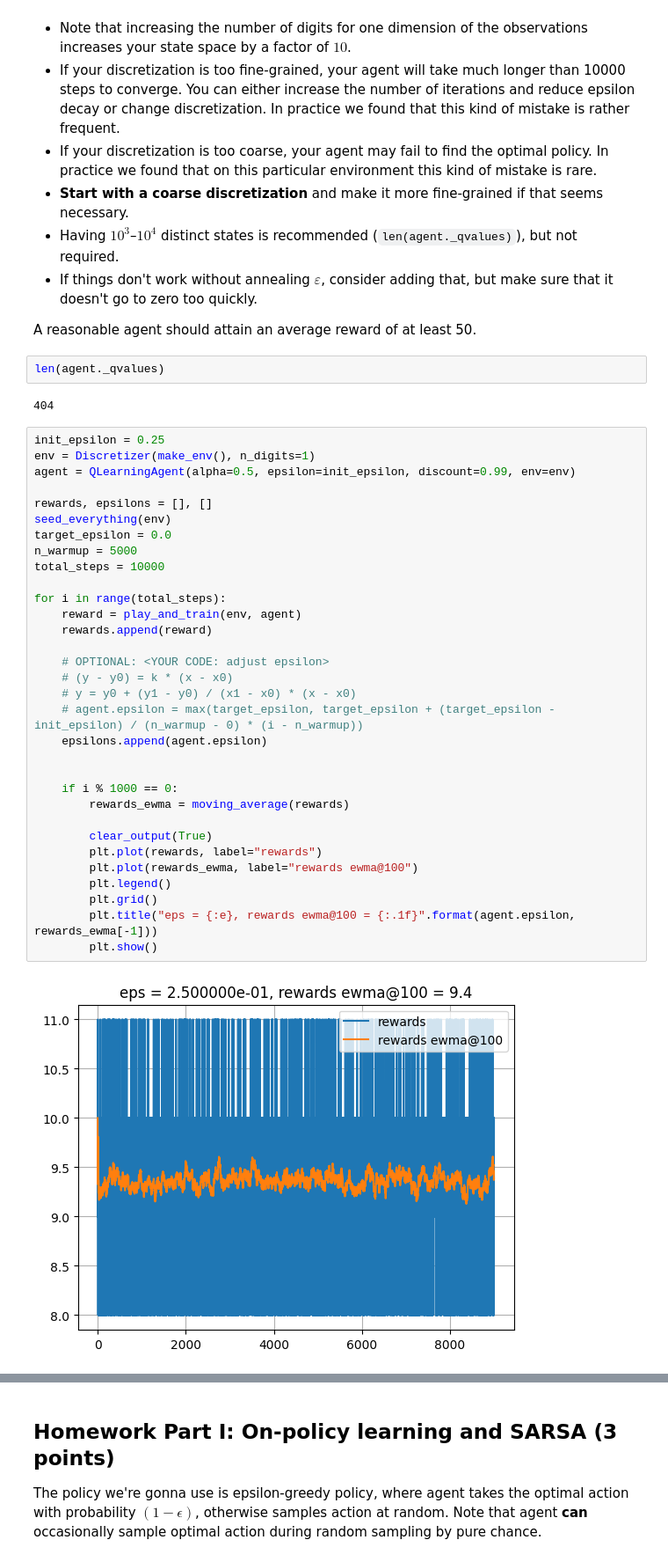
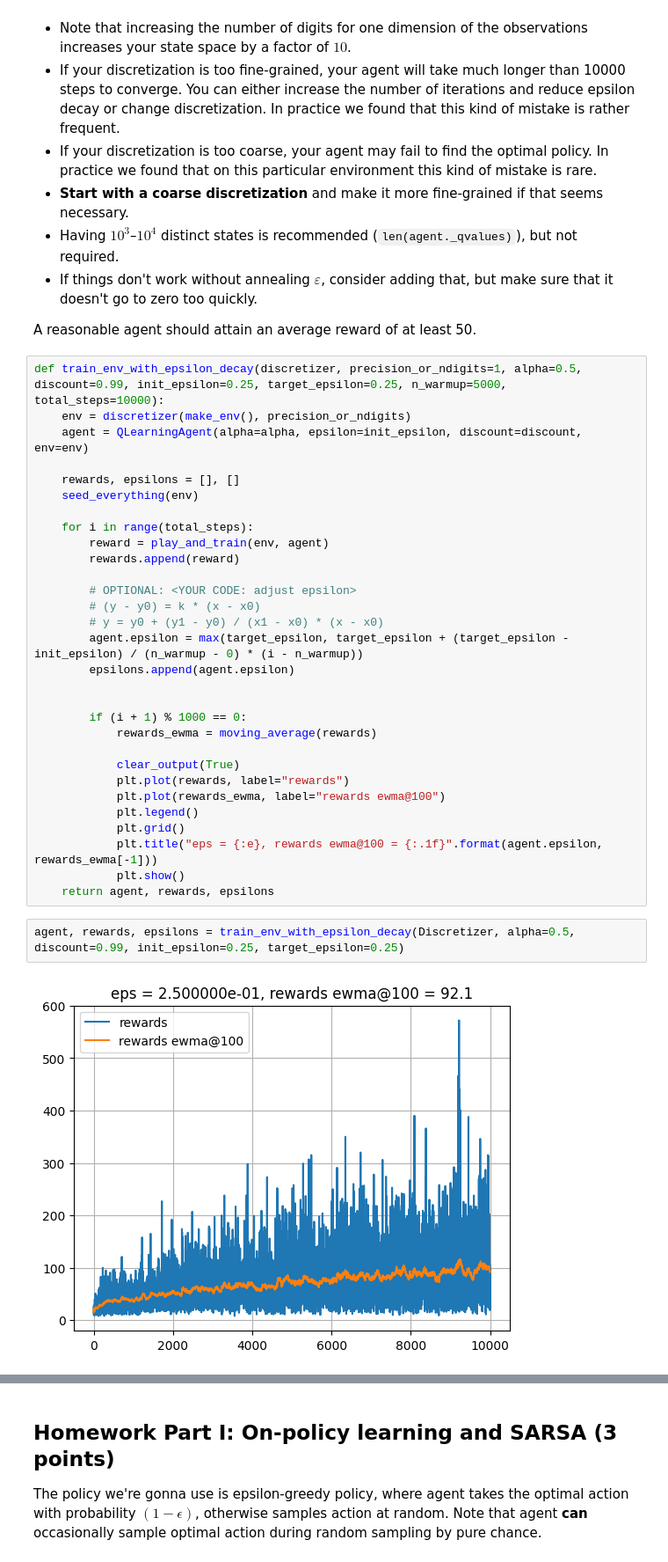
Before and after one commit to evgenykomarov/Practical_DL, a Jupyter notebook: week03_model_free/homework.ipynb, the cells around one changed output, grey strips where cells are left out. Shown at 88% size. Cells and saved outputs as stored; diff of their text form.

```diff
--- a/week03_model_free/homework.ipynb
+++ b/week03_model_free/homework.ipynb
@@ -512,41 +519,37 @@ __Tips:__
 * If things don't work without annealing $\varepsilon$, consider adding that, but make sure that it doesn't go to zero too quickly.
 
 A reasonable agent should attain an average reward of at least 50.
-# %%
-len(agent._qvalues)
-# %% [output]
-404
 # %%
-init_epsilon = 0.25
-env = Discretizer(make_env(), n_digits=1)
-agent = QLearningAgent(alpha=0.5, epsilon=init_epsilon, discount=0.99, env=env)
+def train_env_with_epsilon_decay(discretizer, precision_or_ndigits=1, alpha=0.5, discount=0.99, init_epsilon=0.25, target_epsilon=0.25, n_warmup=5000, total_steps=10000):
+    env = discretizer(make_env(), precision_or_ndigits)
+    agent = QLearningAgent(alpha=alpha, epsilon=init_epsilon, discount=discount, env=env)
 
-rewards, epsilons = [], []
-seed_everything(env)
-target_epsilon = 0.0
-n_warmup = 5000
-total_steps = 10000
+    rewards, epsilons = [], []
+    seed_everything(env)
 
-for i in range(total_steps):
-    reward = play_and_train(env, agent)
-    rewards.append(reward)
+    for i in range(total_steps):
+        reward = play_and_train(env, agent)
+        rewards.append(reward)
 
-    # OPTIONAL: <YOUR CODE: adjust epsilon>
-    # (y - y0) = k * (x - x0)
-    # y = y0 + (y1 - y0) / (x1 - x0) * (x - x0)
-    # agent.epsilon = max(target_epsilon, target_epsilon + (target_epsilon - init_epsilon) / (n_warmup - 0) * (i - n_warmup))
-    epsilons.append(agent.epsilon)
+        # OPTIONAL: <YOUR CODE: adjust epsilon>
+        # (y - y0) = k * (x - x0)
+        # y = y0 + (y1 - y0) / (x1 - x0) * (x - x0)
+        agent.epsilon = max(target_epsilon, target_epsilon + (target_epsilon - init_epsilon) / (n_warmup - 0) * (i - n_warmup))
+        epsilons.append(agent.epsilon)
 
 
-    if i % 1000 == 0:
-        rewards_ewma = moving_average(rewards)
+        if (i + 1) % 1000 == 0:
+            rewards_ewma = moving_average(rewards)
 
-        clear_output(True)
-        plt.plot(rewards, label="rewards")
-        plt.plot(rewards_ewma, label="rewards ewma@100")
-        plt.legend()
-        plt.grid()
-        plt.title("eps = {:e}, rewards ewma@100 = {:.1f}".format(agent.epsilon, rewards_ewma[-1]))
-        plt.show()
+            clear_output(True)
+            plt.plot(rewards, label="rewards")
+            plt.plot(rewards_ewma, label="rewards ewma@100")
+            plt.legend()
+            plt.grid()
+            plt.title("eps = {:e}, rewards ewma@100 = {:.1f}".format(agent.epsilon, rewards_ewma[-1]))
+            plt.show()
+    return agent, rewards, epsilons
-# %% [output]
-[figure, removed]
+# %%
+agent, rewards, epsilons = train_env_with_epsilon_decay(Discretizer, alpha=0.5, discount=0.99, init_epsilon=0.25, target_epsilon=0.25)
+# %% [output]
+[figure, added]
```
Also changed, not shown: parts of 17 cells of this notebook.
